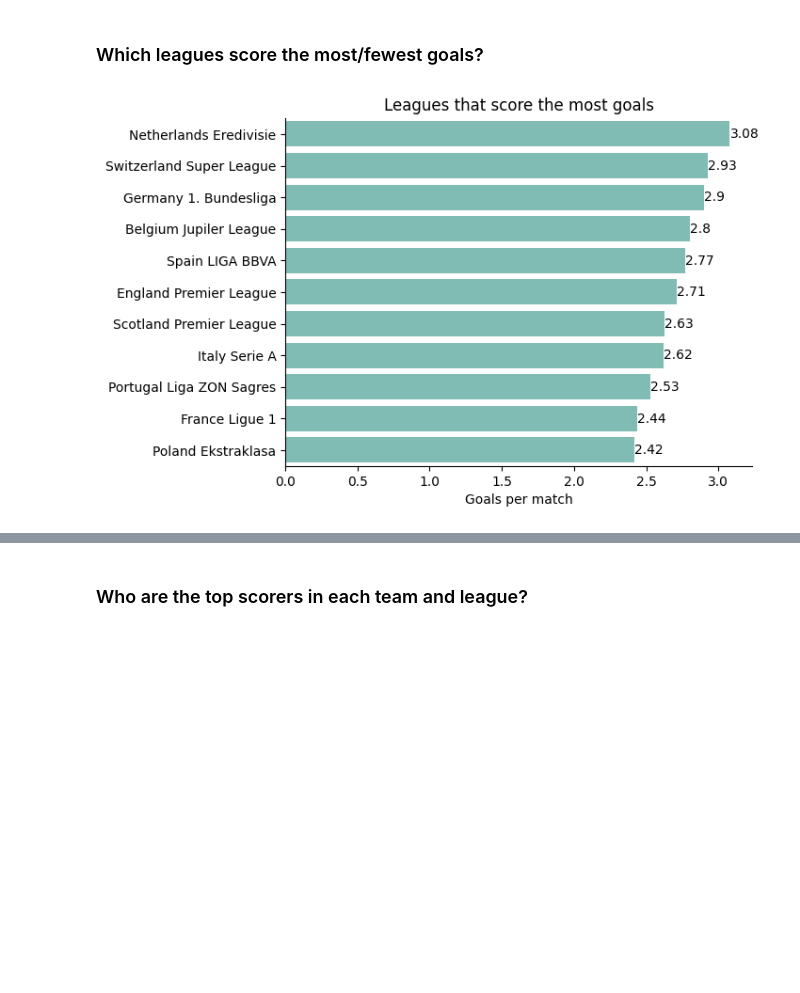
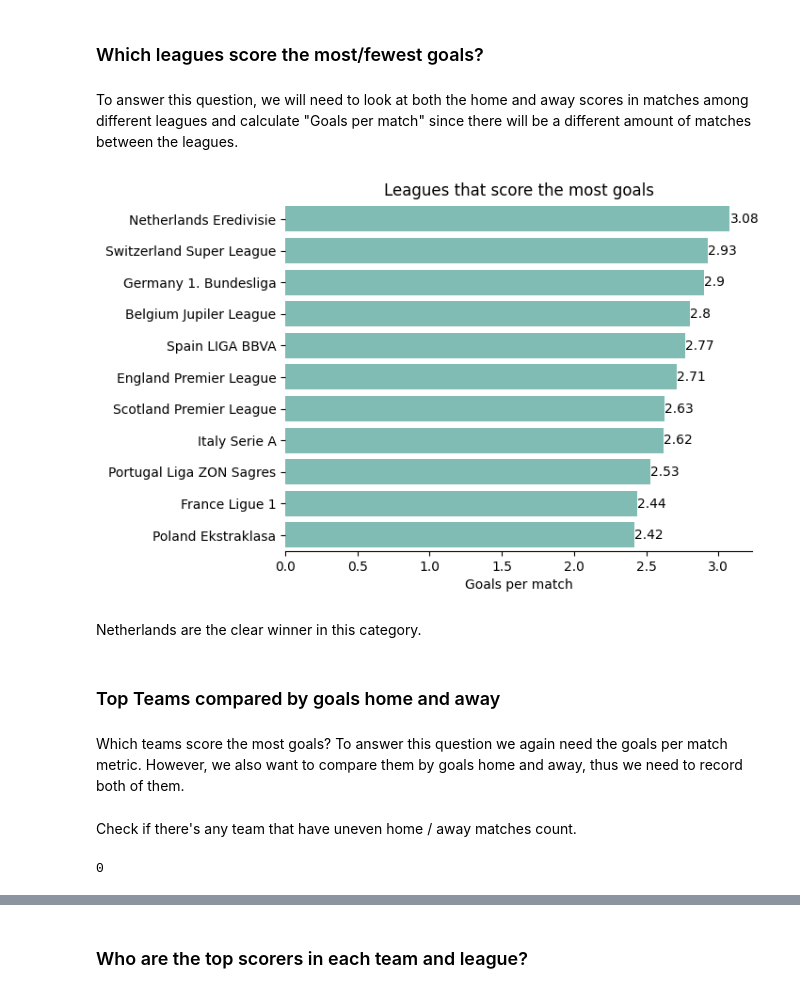
Before and after one commit to Vienmarskinis/football_matches, a Jupyter notebook: data_cleaning.ipynb, the cells around one changed output, grey strips where cells are left out. Drawn from its saved outputs; the diff is of its cells as text; code cells hidden in the pictures; blank space fills up the shorter version.

```diff
--- a/data_cleaning.ipynb
+++ b/data_cleaning.ipynb
@@ -292,18 +120,26 @@ from functions import *
+# %% [markdown]
+To answer this question, we will need to look at both the home and away scores in matches among different leagues and calculate "Goals per match" since there will be a different amount of matches between the leagues.
 # %%
 league_goals = duckdb.query("""
     SELECT L.name League, SUM(m.home_team_goal+m.away_team_goal) goals, COUNT(*) matches, ROUND(goals/matches,2) "Goals per match"
     FROM League L
     INNER JOIN Match m
     ON L.id = m.league_id
     GROUP BY L.name
     ORDER BY "Goals per match" DESC
 """).to_df()
 
-sns.barplot(data=league_goals, x="Goals per match", y="League", color = figure_colors[4])
+sns.barplot(data=league_goals, x="Goals per match", y="League", color=figure_colors[4])
 plt.title("Leagues that score the most goals")
 plt.ylabel("")
 for container in plt.gca().containers:
     plt.gca().bar_label(container)
-sns.despine()
+sns.despine(left=True)
 # %% [output]
-[figure, old version]
+[figure, new version]
+# %% [markdown]
+Netherlands are the clear winner in this category.
+# %% [markdown]
+### Top Teams compared by goals home and away
+# %% [markdown]
+Which teams score the most goals? To answer this question we again need the goals per match metric. However, we also want to compare them by goals home and away, thus we need to record both of them.
@@ -309,0 +183,6 @@ sns.despine()
+# %% [markdown]
+Check if there's any team that have uneven home / away matches count.
+# %%
+(team_goals["Matches home"] != team_goals["Matches away"]).sum()
+# %% [output]
+0
```
Also changed, not shown: parts of 144 cells of this notebook, 4 other files.
